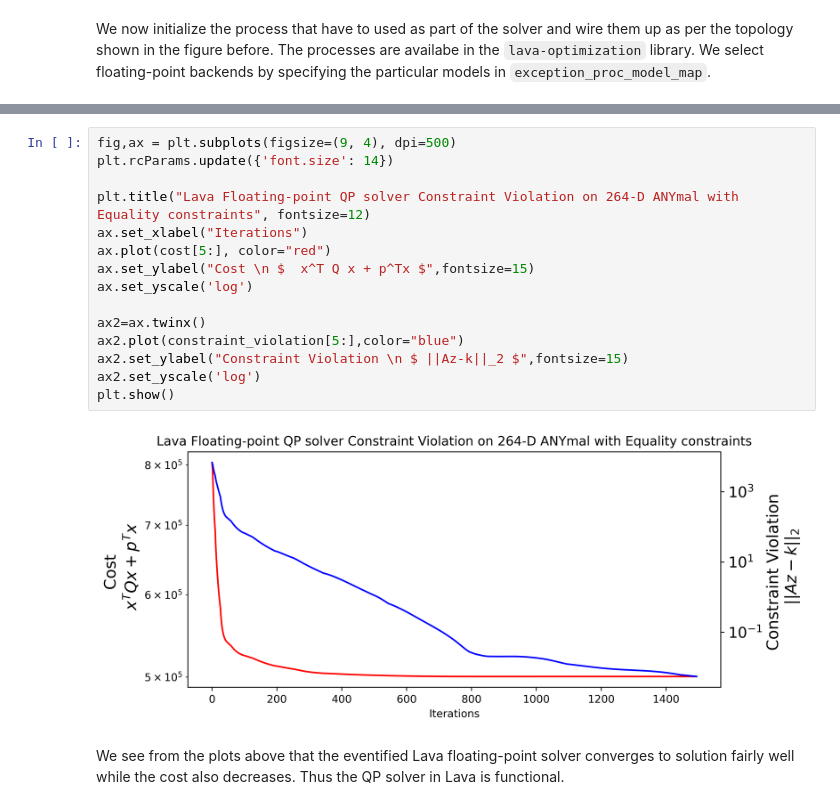
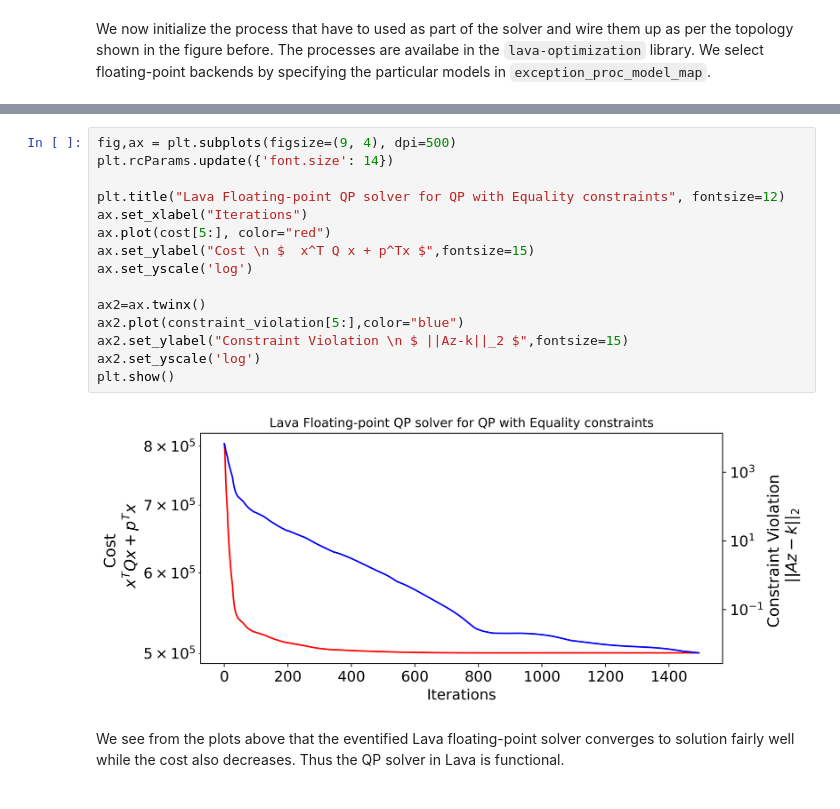
Before and after one commit to ashishrao7/lava-optimization, a Jupyter notebook: tutorials/tutorial_04_solving_qp.ipynb, the cells around one changed output, grey strips where cells are left out. Saved outputs shown, nothing was run; the diff lists cells and outputs as text.

Commit message:
Changes in title of graphs

```diff
--- a/tutorials/tutorial_04_solving_qp.ipynb
+++ b/tutorials/tutorial_04_solving_qp.ipynb
@@ -244,20 +244,20 @@ The constraint violation residual is 0.0660402689200399
 # %%
 fig,ax = plt.subplots(figsize=(9, 4), dpi=500)
 plt.rcParams.update({'font.size': 14})
 
-plt.title("Lava Floating-point QP solver Constraint Violation on 264-D ANYmal with Equality constraints", fontsize=12)
+plt.title("Lava Floating-point QP solver for QP with Equality constraints", fontsize=12)
 ax.set_xlabel("Iterations")
 ax.plot(cost[5:], color="red")
 ax.set_ylabel("Cost \n $  x^T Q x + p^Tx $",fontsize=15)
 ax.set_yscale('log')
 
 ax2=ax.twinx()
 ax2.plot(constraint_violation[5:],color="blue")
 ax2.set_ylabel("Constraint Violation \n $ ||Az-k||_2 $",fontsize=15)
 ax2.set_yscale('log')
 plt.show()
 # %% [output]
-[figure, old version]
+[figure, new version]
 # %% [markdown]
 We see from the plots above that the eventified Lava floating-point solver converges to solution fairly well while the cost also decreases. Thus the QP solver in Lava is functional.
 # %% [markdown]
```
Also changed, not shown: parts of 3 cells of this notebook.
